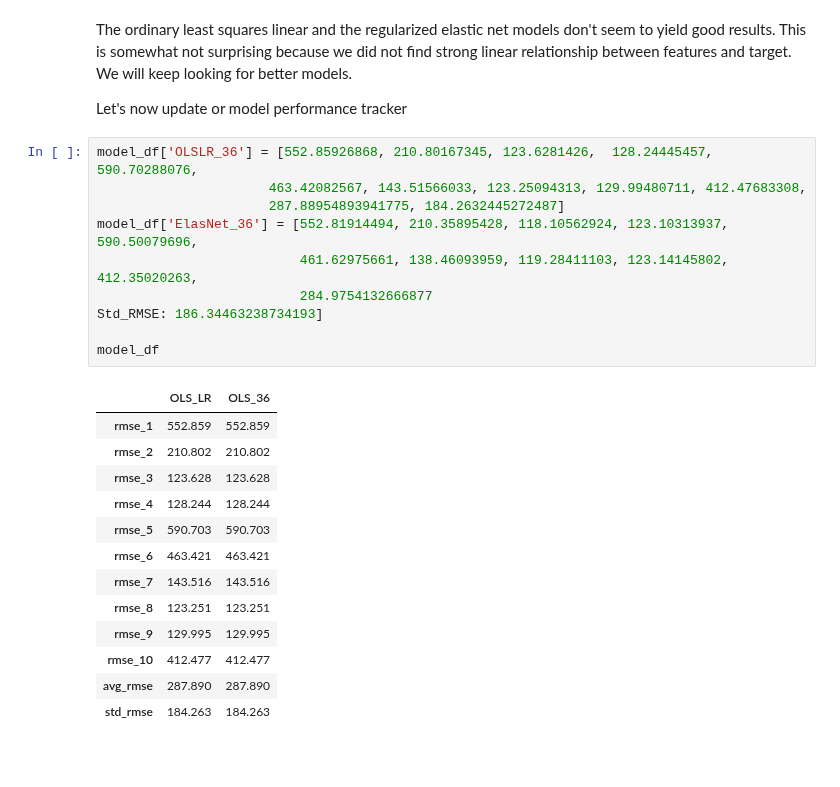
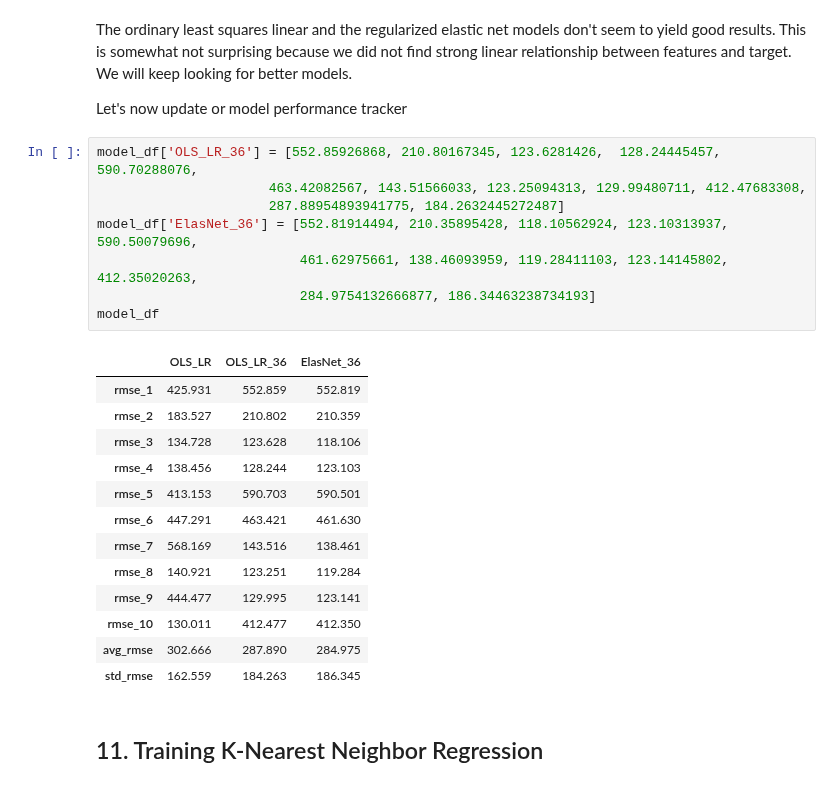
Before and after one commit to harera3/ML_Portfolio, a Jupyter notebook: 09_Chicago_AirBnB_Model_Training.ipynb, the cells around one changed output. Cells and saved outputs as stored; diff of their text form; blank space fills up the shorter version.

```diff
--- a/09_Chicago_AirBnB_Model_Training.ipynb
+++ b/09_Chicago_AirBnB_Model_Training.ipynb
@@ -306,26 +306,26 @@ The ordinary least squares linear and the regularized elastic net models don't s
 
 Let's now update or model performance tracker
 # %%
-model_df['OLSLR_36'] = [552.85926868, 210.80167345, 123.6281426,  128.24445457, 590.70288076,
+model_df['OLS_LR_36'] = [552.85926868, 210.80167345, 123.6281426,  128.24445457, 590.70288076,
                       463.42082567, 143.51566033, 123.25094313, 129.99480711, 412.47683308,
                       287.88954893941775, 184.2632445272487]
 model_df['ElasNet_36'] = [552.81914494, 210.35895428, 118.10562924, 123.10313937, 590.50079696,
                           461.62975661, 138.46093959, 119.28411103, 123.14145802, 412.35020263,
-                          284.9754132666877
-Std_RMSE: 186.34463238734193]
-
+                          284.9754132666877, 186.34463238734193]
 model_df
 # %% [output]
-|  | OLS_LR | OLS_36 |
-| rmse_1 | 552.859 | 552.859 |
-| rmse_2 | 210.802 | 210.802 |
-| rmse_3 | 123.628 | 123.628 |
-| rmse_4 | 128.244 | 128.244 |
-| rmse_5 | 590.703 | 590.703 |
-| rmse_6 | 463.421 | 463.421 |
-| rmse_7 | 143.516 | 143.516 |
-| rmse_8 | 123.251 | 123.251 |
-| rmse_9 | 129.995 | 129.995 |
-| rmse_10 | 412.477 | 412.477 |
-| avg_rmse | 287.890 | 287.890 |
-| std_rmse | 184.263 | 184.263 |
+|  | OLS_LR | OLS_LR_36 | ElasNet_36 |
+| rmse_1 | 425.931 | 552.859 | 552.819 |
+| rmse_2 | 183.527 | 210.802 | 210.359 |
+| rmse_3 | 134.728 | 123.628 | 118.106 |
+| rmse_4 | 138.456 | 128.244 | 123.103 |
+| rmse_5 | 413.153 | 590.703 | 590.501 |
+| rmse_6 | 447.291 | 463.421 | 461.630 |
+| rmse_7 | 568.169 | 143.516 | 138.461 |
+| rmse_8 | 140.921 | 123.251 | 119.284 |
+| rmse_9 | 444.477 | 129.995 | 123.141 |
+| rmse_10 | 130.011 | 412.477 | 412.350 |
+| avg_rmse | 302.666 | 287.890 | 284.975 |
+| std_rmse | 162.559 | 184.263 | 186.345 |
+# %% [markdown]
+## 11. Training K-Nearest Neighbor Regression
```
Also changed, not shown: parts of 3 cells of this notebook.
